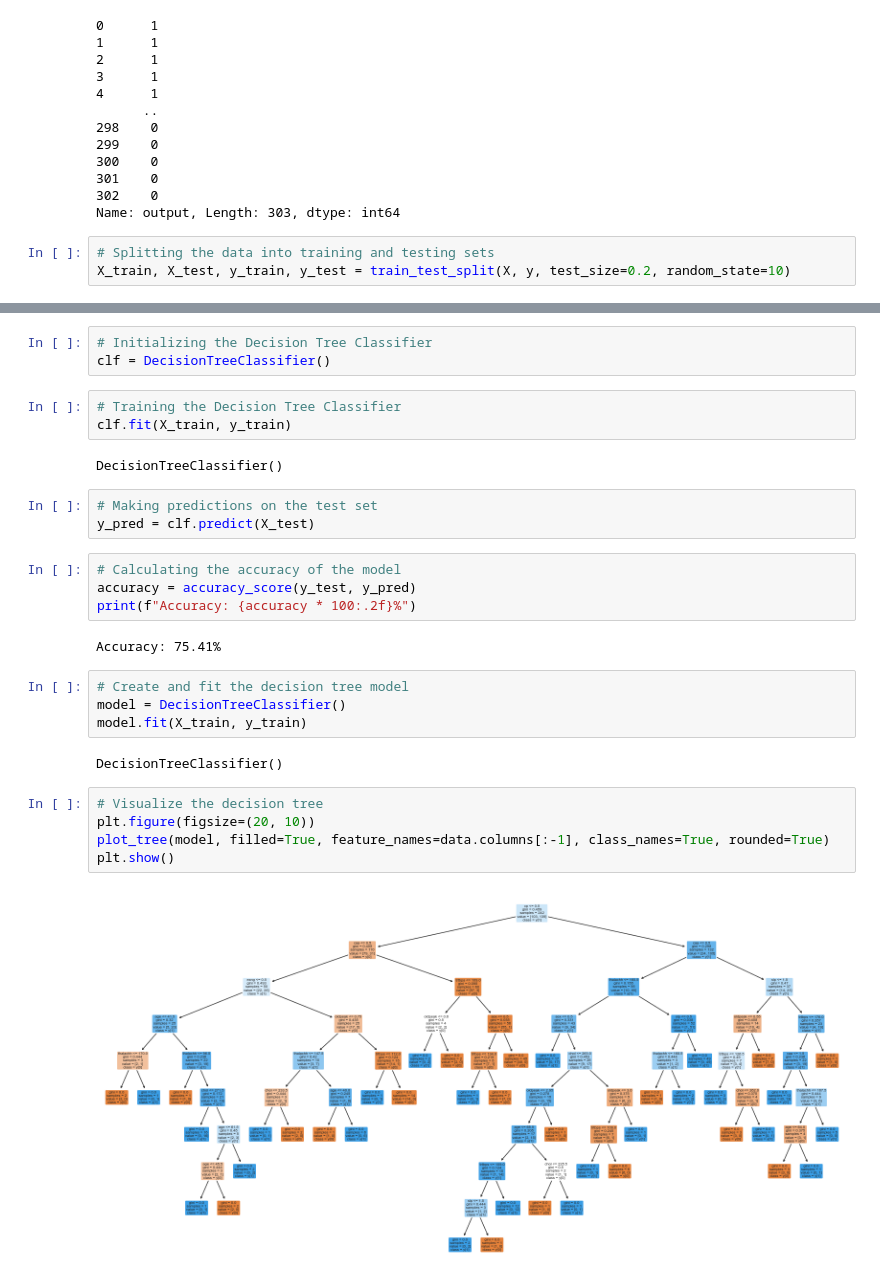
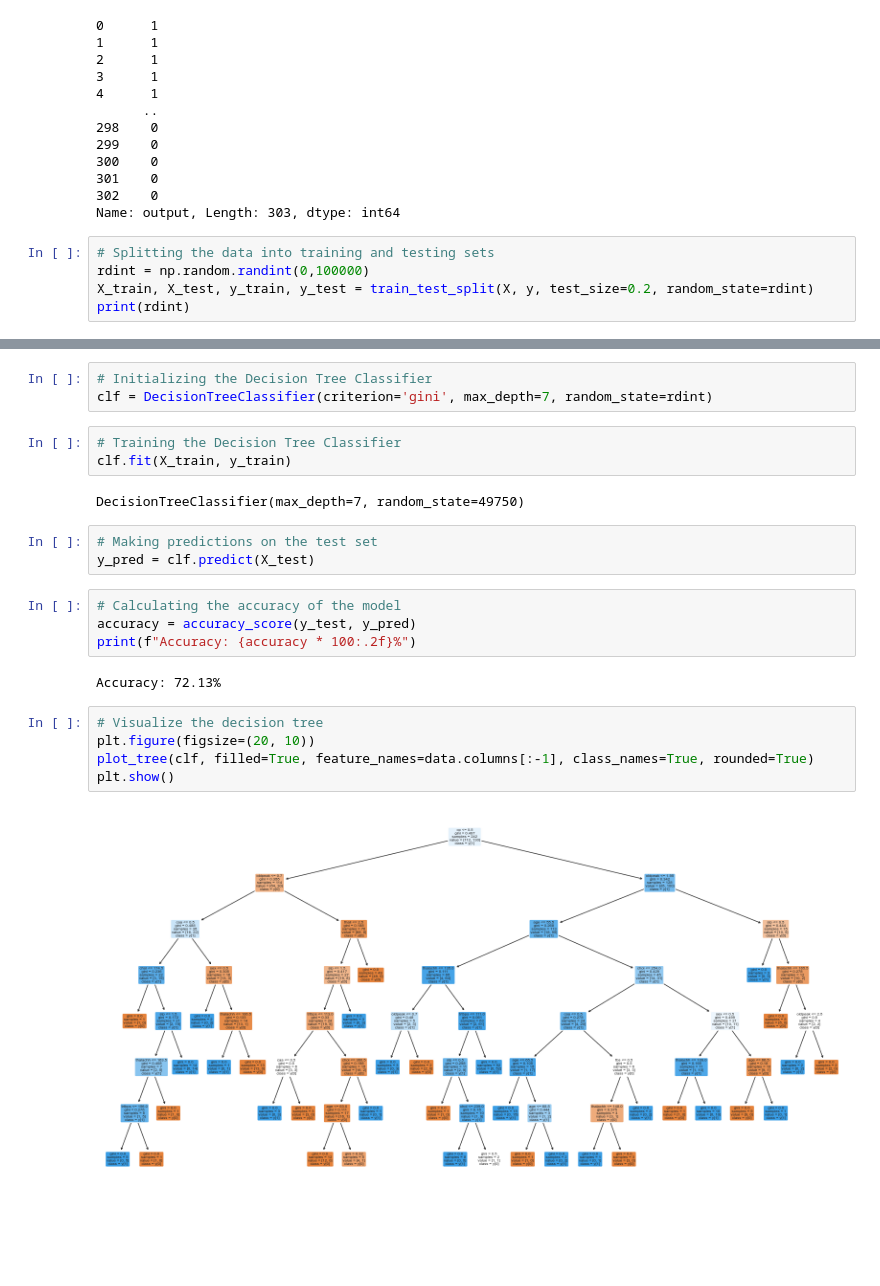
Before and after one commit to Marouan19/ML_Classification, a Jupyter notebook: classification.ipynb, the cells around one changed output, grey strips where cells are left out. Saved outputs shown, nothing was run; the diff lists cells and outputs as text; blank space fills up the shorter version.

```diff
--- a/classification.ipynb
+++ b/classification.ipynb
@@ -215,4 +252,6 @@ y
 Name: output, Length: 303, dtype: int64
 # %%
 # Splitting the data into training and testing sets
-X_train, X_test, y_train, y_test = train_test_split(X, y, test_size=0.2, random_state=10)
+rdint = np.random.randint(0,100000)
+X_train, X_test, y_train, y_test = train_test_split(X, y, test_size=0.2, random_state=rdint)
+print(rdint)
@@ -250,12 +291,12 @@ X_test
 61 rows × 13 columns
 # %%
 # Initializing the Decision Tree Classifier
-clf = DecisionTreeClassifier()
+clf = DecisionTreeClassifier(criterion='gini', max_depth=7, random_state=rdint)
 # %%
 # Training the Decision Tree Classifier
 clf.fit(X_train, y_train)
 # %% [output]
-DecisionTreeClassifier()
+DecisionTreeClassifier(max_depth=7, random_state=49750)
 # %%
 # Making predictions on the test set
 y_pred = clf.predict(X_test)
@@ -264,17 +305,11 @@ y_pred = clf.predict(X_test)
 accuracy = accuracy_score(y_test, y_pred)
 print(f"Accuracy: {accuracy * 100:.2f}%")
 # %% [output]
-Accuracy: 75.41%
+Accuracy: 72.13%
-# %%
-# Create and fit the decision tree model
-model = DecisionTreeClassifier()
-model.fit(X_train, y_train)
-# %% [output]
-DecisionTreeClassifier()
 # %%
 # Visualize the decision tree
 plt.figure(figsize=(20, 10))
-plot_tree(model, filled=True, feature_names=data.columns[:-1], class_names=True, rounded=True)
+plot_tree(clf, filled=True, feature_names=data.columns[:-1], class_names=True, rounded=True)
 plt.show()
 # %% [output]
-[figure, old version]
+[figure, new version]
```
Also changed, not shown: parts of 25 cells of this notebook.
